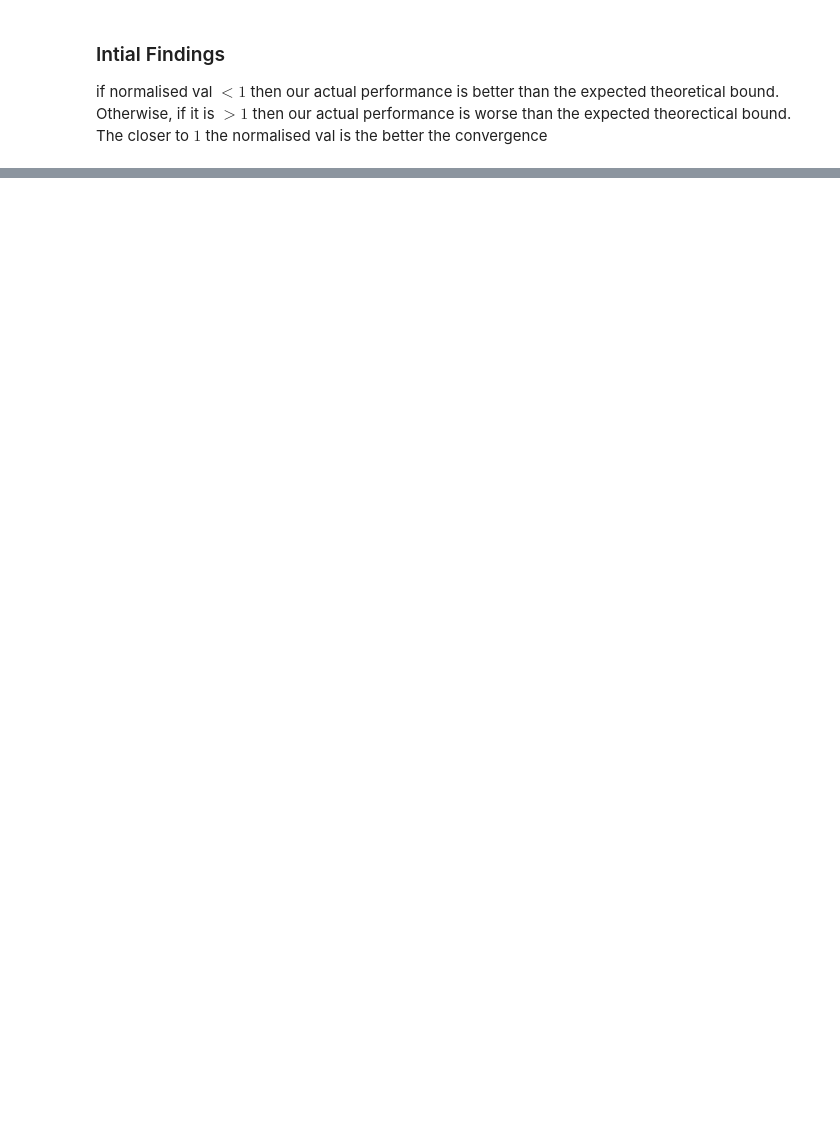
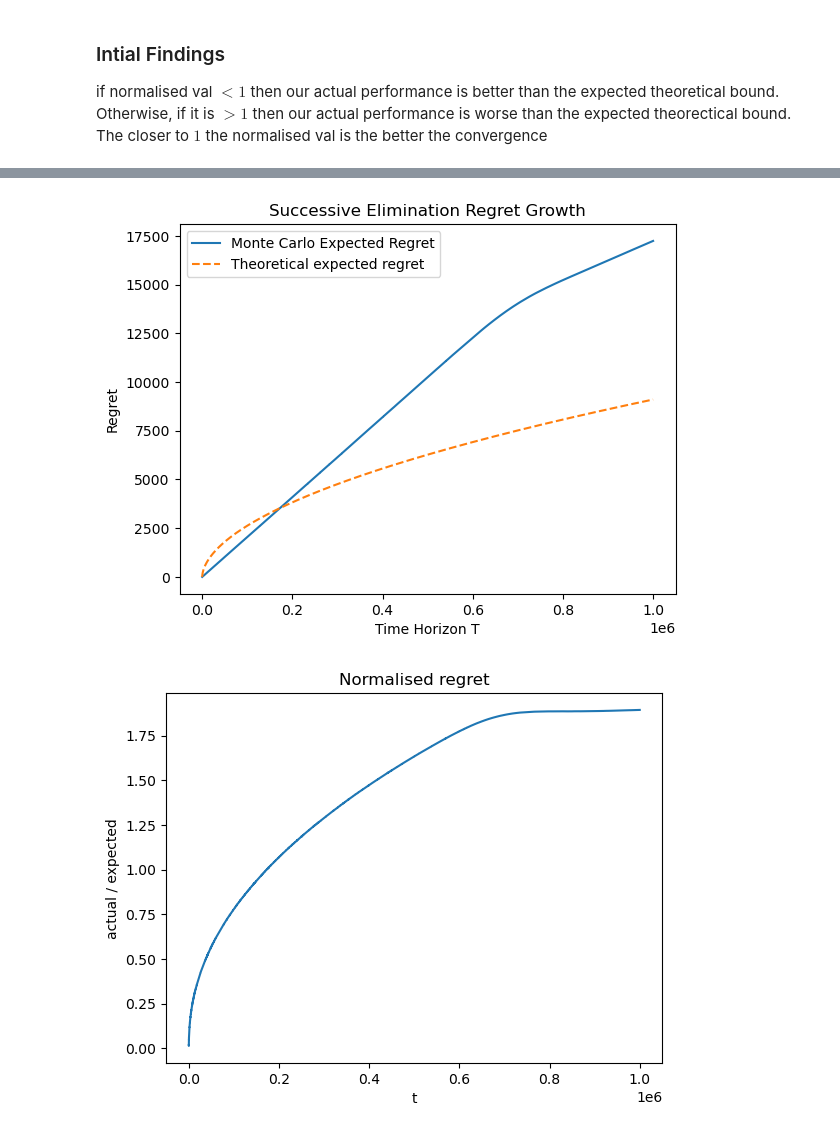
Before and after one commit to robert-zhang28/Multi-Armed-Bandits, a Jupyter notebook: algorithm_analysis.ipynb, the cells around one changed output, grey strips where cells are left out. Saved outputs shown, nothing was run; the diff lists cells and outputs as text; code cells hidden in the pictures; blank space fills up the shorter version.

```diff
--- a/algorithm_analysis.ipynb
+++ b/algorithm_analysis.ipynb
@@ -247,7 +247,7 @@ def successive_elimination(mu, T):
             break
     return rewards
 
-def expected_regret_curve(mu, T, runs=200):
+def expected_regret_curve_se(mu, T, runs=200):
     optimal_reward = max(mu)
     cumulative_regret = np.zeros(T)
 
@@ -265,11 +265,11 @@ K = len(mu)
 
 time_horizons = np.arange(1, T + 1)
 
-expected_curve = expected_regret_curve(mu, T, runs=1000)
+expected_curve_se = expected_regret_curve_se(mu, T, runs=1000)
 theoretical = np.sqrt(K * time_horizons * np.log(time_horizons))
 
 
-plt.plot(time_horizons, expected_curve, label="Monte Carlo Expected Regret")
+plt.plot(time_horizons, expected_curve_se, label="Monte Carlo Expected Regret")
 plt.plot(time_horizons, theoretical, label="Theoretical expected regret", linestyle="--")
 
 plt.xlabel("Time Horizon T")
@@ -278,7 +278,7 @@ plt.legend()
 plt.title("Sucessive Elimination Regret Growth")
 plt.show()
 
-normalised = expected_curve / theoretical
+normalised = expected_curve_se / theoretical
 plt.plot(time_horizons, normalised)
 plt.xlabel("t")
 plt.ylabel("actual / expected")
@@ -362,0 +404,14 @@ if normalised val $< 1$ then our actual performance is better than the expected
+# %%
+expected_curve_se_similar = expected_regret_curve_se(mu_similar, T, 1000)
+theoretical_expected_regret_se_similar = np.sqrt(K * time_horizons * np.log(time_horizons))
+
+plot_regret_analysis(
+    mu_similar,
+    curve=expected_curve_se_similar,
+    theoretical_fn=lambda K, t: np.sqrt(K * t * np.log(t)),
+    T_max=T,
+    title_prefix="Successive Elimination"
+)
+# %% [output]
+[figure, added]
+[figure, added]
```
Also changed, not shown: parts of 7 cells of this notebook.
